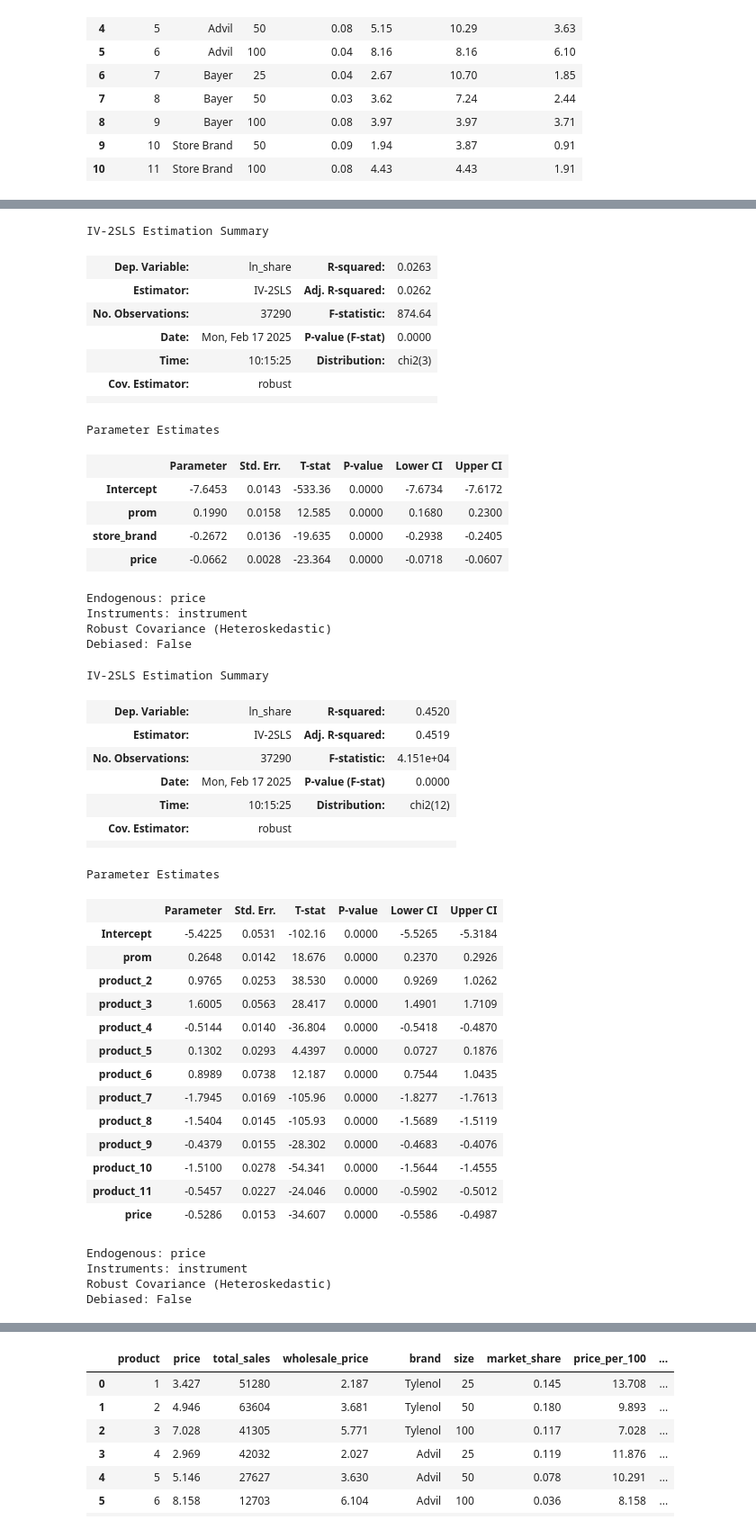
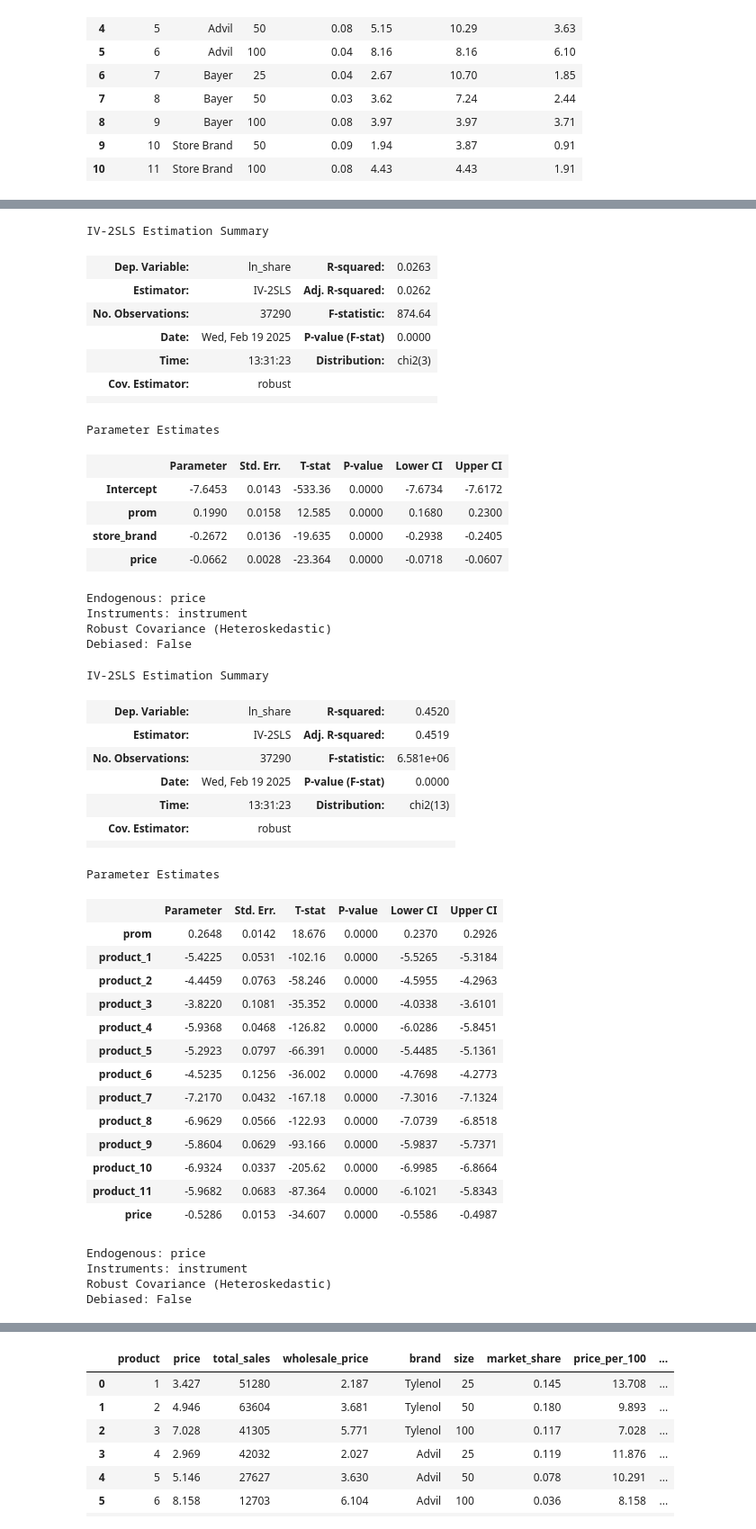
Before and after one commit to michaela-philip/junk-drawer, a Jupyter notebook: cba/ps1.ipynb, the cells around one changed output, grey strips where cells are left out. Shown at 90% size. Saved outputs shown, nothing was run; the diff lists cells and outputs as text; code cells hidden in the pictures.

```diff
--- a/cba/ps1.ipynb
+++ b/cba/ps1.ipynb
@@ -21,7 +19,8 @@ product_numbers = [1, 2, 3, 4, 5, 6, 7, 8, 9, 10, 11]
 otc['total_sales'] = otc[[f'sales_{number}' for number in product_numbers]].sum(axis = 1)
 # %%
 # reshape to make it easier to work with
-otc = pd.wide_to_long(otc, ['sales', 'price', 'cost', 'prom'], i = ['store', 'week'], j = 'product', sep = '_').reset_index()
+otc = pd.wide_to_long(otc, ['sales', 'price', 'cost', 'prom'],
+                      i = ['store', 'week'], j = 'product', sep = '_').reset_index()
 summary = otc.groupby('product').agg(
     price = ('price', 'mean'),
     total_sales = ('sales', 'sum'),
@@ -62,7 +61,8 @@ summary['market_share'] = summary['total_sales'] / (summary['total_sales'].sum()
 summary['price_per_100'] = (summary['price'] / summary['size']) * 100
 
 # reorder columns and round for clarity
-table_1 = summary[['product', 'brand', 'size', 'market_share', 'price', 'price_per_100', 'wholesale_price']].round(2)
+table_1 = summary[['product', 'brand', 'size', 'market_share',
+                   'price', 'price_per_100', 'wholesale_price']].round(2)
 table_1
 # %% [output]
 |  | product | brand | size | market_share | price | price_per_100 | wholesale_price |
@@ -185,8 +185,8 @@ IV-2SLS Estimation Summary
 | Dep. Variable: | ln_share | R-squared: | 0.0263 |
 | Estimator: | IV-2SLS | Adj. R-squared: | 0.0262 |
 | No. Observations: | 37290 | F-statistic: | 874.64 |
-| Date: | Mon, Feb 17 2025 | P-value (F-stat) | 0.0000 |
-| Time: | 10:15:25 | Distribution: | chi2(3) |
+| Date: | Wed, Feb 19 2025 | P-value (F-stat) | 0.0000 |
+| Time: | 13:31:23 | Distribution: | chi2(3) |
 | Cov. Estimator: | robust |  |  |
 |  |  |  |  |
 Parameter Estimates
@@ -201,35 +201,35 @@ Robust Covariance (Heteroskedastic)
 Debiased: False
 # %%
 # model b using IV
-otc_p = pd.get_dummies(otc, columns = ['product'], drop_first = True)
+otc_p = pd.get_dummies(otc, columns = ['product'])
 fixed_effects = " + ".join([col for col in otc_p.columns if col.startswith("product_")])
 
-formula = f'ln_share ~ 1 + prom  + {fixed_effects} + [price ~ instrument]'
+formula = f'ln_share ~ prom  + {fixed_effects} + [price ~ instrument]'
 logit_modelb_iv = IV2SLS.from_formula(formula, otc_p).fit()
 logit_modelb_iv.summary
 # %% [output]
 IV-2SLS Estimation Summary
 | Dep. Variable: | ln_share | R-squared: | 0.4520 |
 | Estimator: | IV-2SLS | Adj. R-squared: | 0.4519 |
-| No. Observations: | 37290 | F-statistic: | 4.151e+04 |
-| Date: | Mon, Feb 17 2025 | P-value (F-stat) | 0.0000 |
-| Time: | 10:15:25 | Distribution: | chi2(12) |
+| No. Observations: | 37290 | F-statistic: | 6.581e+06 |
+| Date: | Wed, Feb 19 2025 | P-value (F-stat) | 0.0000 |
+| Time: | 13:31:23 | Distribution: | chi2(13) |
 | Cov. Estimator: | robust |  |  |
 |  |  |  |  |
 Parameter Estimates
 |  | Parameter | Std. Err. | T-stat | P-value | Lower CI | Upper CI |
-| Intercept | -5.4225 | 0.0531 | -102.16 | 0.0000 | -5.5265 | -5.3184 |
 | prom | 0.2648 | 0.0142 | 18.676 | 0.0000 | 0.2370 | 0.2926 |
-| product_2 | 0.9765 | 0.0253 | 38.530 | 0.0000 | 0.9269 | 1.0262 |
-| product_3 | 1.6005 | 0.0563 | 28.417 | 0.0000 | 1.4901 | 1.7109 |
-| product_4 | -0.5144 | 0.0140 | -36.804 | 0.0000 | -0.5418 | -0.4870 |
-| product_5 | 0.1302 | 0.0293 | 4.4397 | 0.0000 | 0.0727 | 0.1876 |
-| product_6 | 0.8989 | 0.0738 | 12.187 | 0.0000 | 0.7544 | 1.0435 |
-| product_7 | -1.7945 | 0.0169 | -105.96 | 0.0000 | -1.8277 | -1.7613 |
-| product_8 | -1.5404 | 0.0145 | -105.93 | 0.0000 | -1.5689 | -1.5119 |
-| product_9 | -0.4379 | 0.0155 | -28.302 | 0.0000 | -0.4683 | -0.4076 |
-| product_10 | -1.5100 | 0.0278 | -54.341 | 0.0000 | -1.5644 | -1.4555 |
-| product_11 | -0.5457 | 0.0227 | -24.046 | 0.0000 | -0.5902 | -0.5012 |
+| product_1 | -5.4225 | 0.0531 | -102.16 | 0.0000 | -5.5265 | -5.3184 |
+| product_2 | -4.4459 | 0.0763 | -58.246 | 0.0000 | -4.5955 | -4.2963 |
+| product_3 | -3.8220 | 0.1081 | -35.352 | 0.0000 | -4.0338 | -3.6101 |
+| product_4 | -5.9368 | 0.0468 | -126.82 | 0.0000 | -6.0286 | -5.8451 |
+| product_5 | -5.2923 | 0.0797 | -66.391 | 0.0000 | -5.4485 | -5.1361 |
+| product_6 | -4.5235 | 0.1256 | -36.002 | 0.0000 | -4.7698 | -4.2773 |
+| product_7 | -7.2170 | 0.0432 | -167.18 | 0.0000 | -7.3016 | -7.1324 |
+| product_8 | -6.9629 | 0.0566 | -122.93 | 0.0000 | -7.0739 | -6.8518 |
+| product_9 | -5.8604 | 0.0629 | -93.166 | 0.0000 | -5.9837 | -5.7371 |
+| product_10 | -6.9324 | 0.0337 | -205.62 | 0.0000 | -6.9985 | -6.8664 |
+| product_11 | -5.9682 | 0.0683 | -87.364 | 0.0000 | -6.1021 | -5.8343 |
 | price | -0.5286 | 0.0153 | -34.607 | 0.0000 | -0.5586 | -0.4987 |
 Endogenous: price
 Instruments: instrument
```
Also changed, not shown: parts of 39 cells of this notebook.
